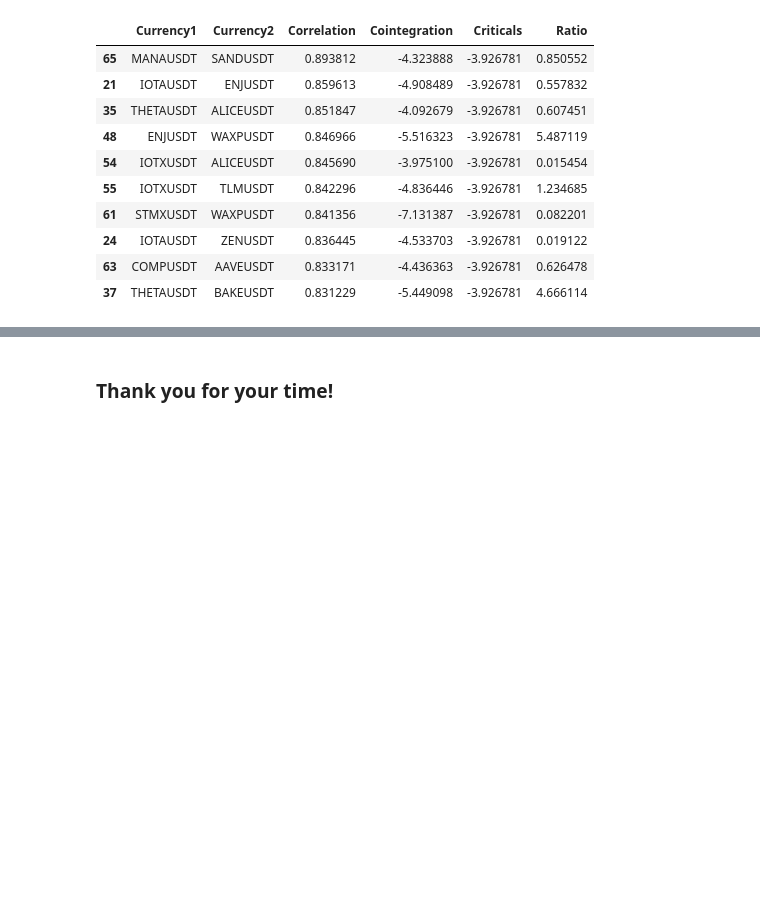
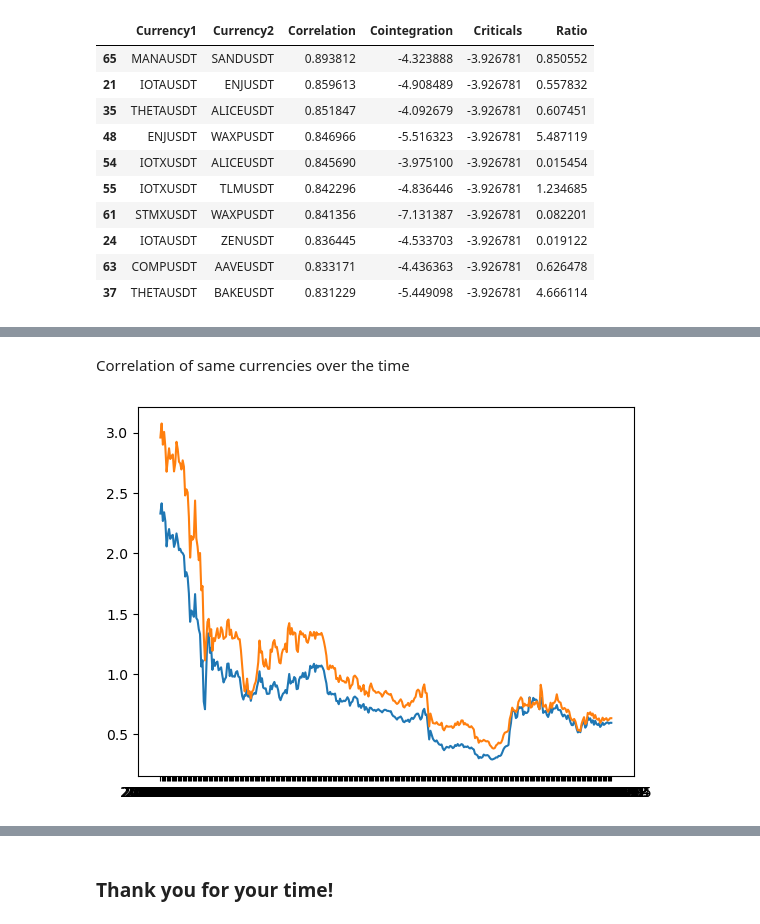
Before and after one commit to Algo-Tradings/pairs-trading-research, a Jupyter notebook: researcher.ipynb, the cells around one changed output, grey strips where cells are left out. Cells and saved outputs as stored; diff of their text form; code cells hidden in the pictures; blank space fills up the shorter version.

```diff
--- a/researcher.ipynb
+++ b/researcher.ipynb
@@ -127,0 +148,8 @@ final_df
+# %% [markdown]
+Correlation of same currencies over the time
+# %%
+plt.plot(cleared_df.index, x)
+plt.plot(cleared_df.index, y)
+plt.show()
+# %% [output]
+[figure, added]
```
Also changed, not shown: parts of 7 cells of this notebook.
